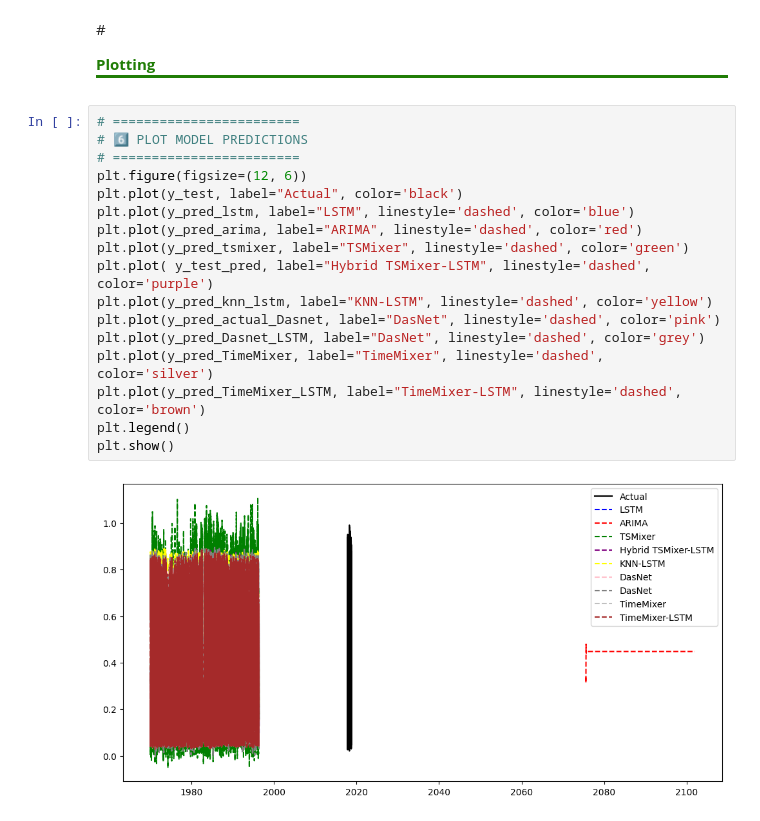
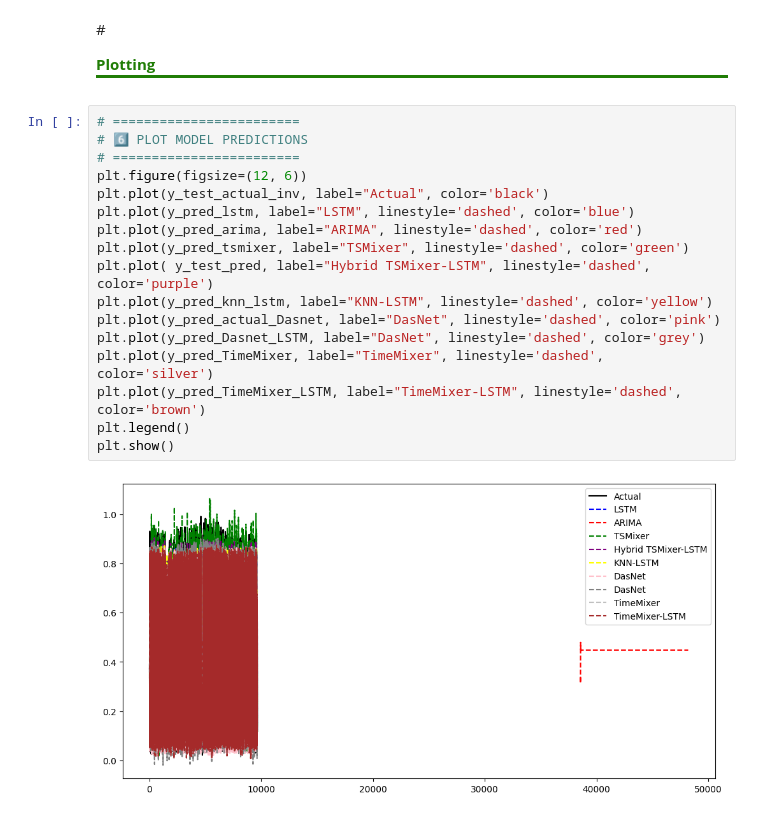
Before and after one commit to dr-mushtaq/Research-Work, a Jupyter notebook: Traffic_Prediction_System_2.ipynb, the cells around one changed output. Saved outputs shown, nothing was run; the diff lists cells and outputs as text.

```diff
--- a/Traffic_Prediction_System_2.ipynb
+++ b/Traffic_Prediction_System_2.ipynb
@@ -844,22 +848,22 @@ print(table)
 # %%
 # ========================
 # 6️⃣ PLOT MODEL PREDICTIONS
 # ========================
 plt.figure(figsize=(12, 6))
-plt.plot(y_test, label="Actual", color='black')
+plt.plot(y_test_actual_inv, label="Actual", color='black')
 plt.plot(y_pred_lstm, label="LSTM", linestyle='dashed', color='blue')
 plt.plot(y_pred_arima, label="ARIMA", linestyle='dashed', color='red')
 plt.plot(y_pred_tsmixer, label="TSMixer", linestyle='dashed', color='green')
 plt.plot( y_test_pred, label="Hybrid TSMixer-LSTM", linestyle='dashed', color='purple')
 plt.plot(y_pred_knn_lstm, label="KNN-LSTM", linestyle='dashed', color='yellow')
 plt.plot(y_pred_actual_Dasnet, label="DasNet", linestyle='dashed', color='pink')
 plt.plot(y_pred_Dasnet_LSTM, label="DasNet", linestyle='dashed', color='grey')
 plt.plot(y_pred_TimeMixer, label="TimeMixer", linestyle='dashed', color='silver')
 plt.plot(y_pred_TimeMixer_LSTM, label="TimeMixer-LSTM", linestyle='dashed', color='brown')
 plt.legend()
 plt.show()
 # %% [output]
-[figure, old version]
+[figure, new version]
 # %%
 plt.figure(figsize=(6, 6))
 plt.scatter(y_test, y_pred_lstm, alpha=0.5, label="LSTM")
```
Also changed, not shown: parts of 13 cells of this notebook.
